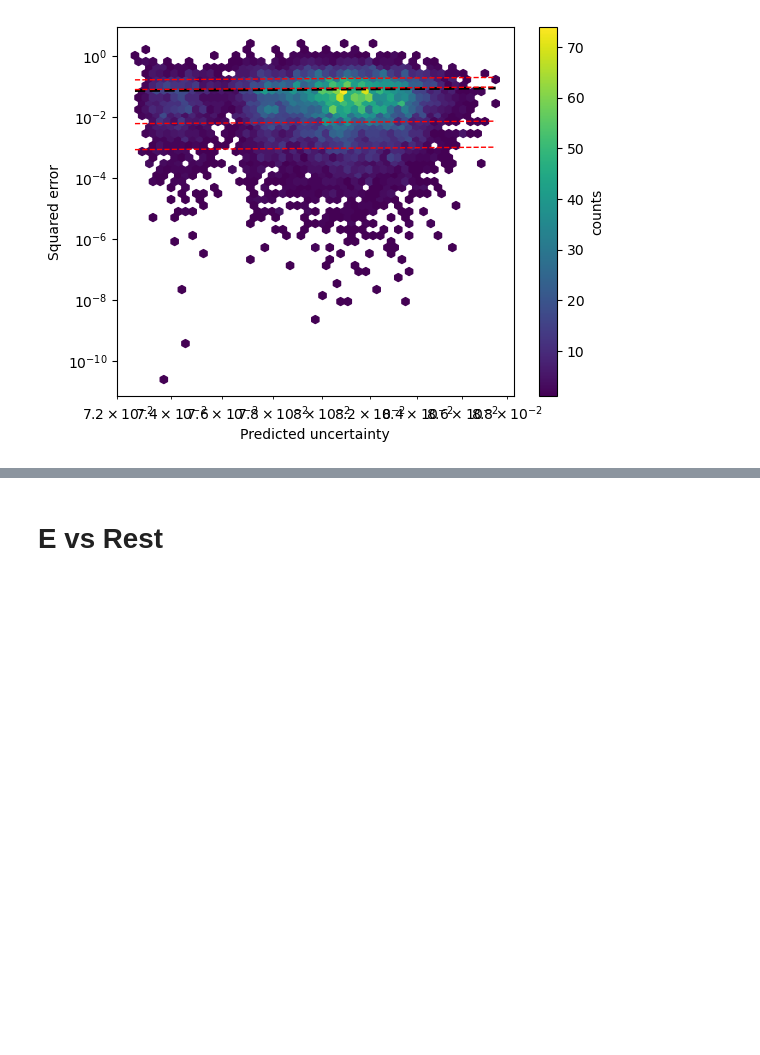
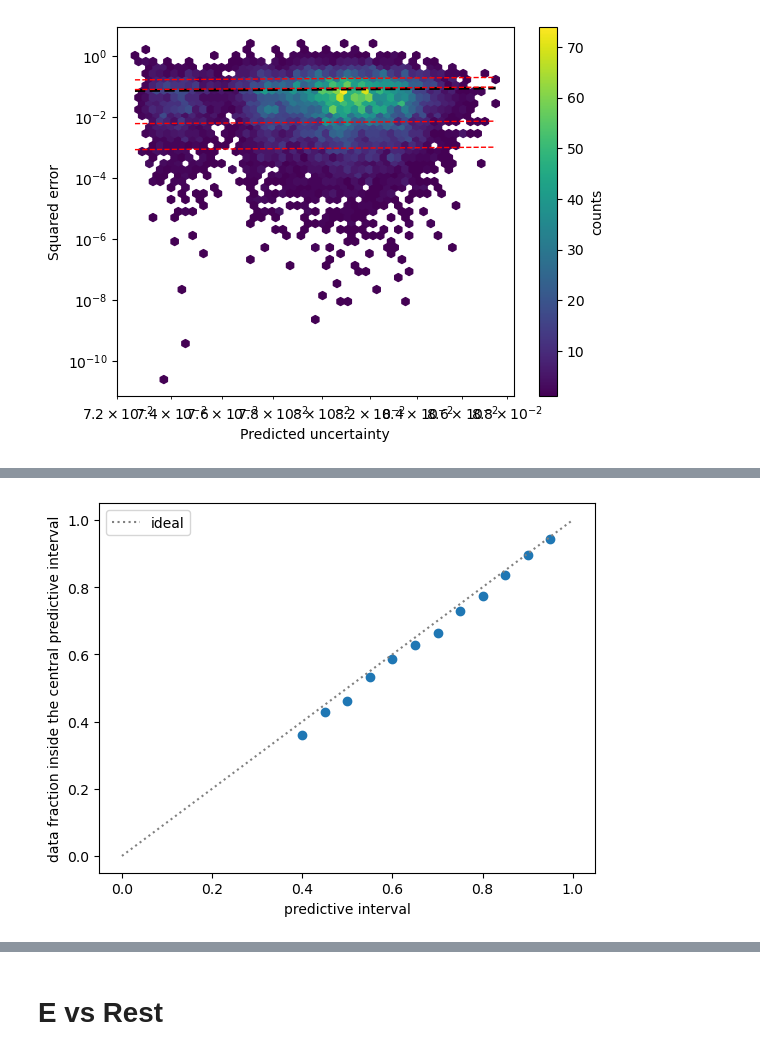
Before and after one commit to PaulD273/Symbolic-regression, a Jupyter notebook: Na/desc_dim_norm2.ipynb, the cells around one changed output, grey strips where cells are left out. Drawn from its saved outputs; the diff is of its cells as text; code cells hidden in the pictures; blank space fills up the shorter version.

```diff
--- a/Na/desc_dim_norm2.ipynb
+++ b/Na/desc_dim_norm2.ipynb
@@ -870,0 +883,17 @@ plt.show()
+# %%
+walphas=[]
+alphas = np.arange(0.4,1.0,0.05)
+for alpha in alphas:
+    walpha, _, _ = within_alpha(y_test, ppcs[2].posterior_predictive["y_test"].values, alpha=alpha, axis_draws=(0, 1))
+    walphas.append(walpha)
+
+
+plt.scatter(alphas,walphas)
+plt.ylabel('data fraction inside the central predictive interval')
+plt.xlabel('predictive interval')
+plt.plot([0,1],[0,1],linestyle=':',color='gray',label='ideal')
+plt.legend()
+plt.savefig('within.png')
+plt.show()
+# %% [output]
+[figure, added]
```
Also changed, not shown: parts of 11 cells of this notebook, 28 other files.
